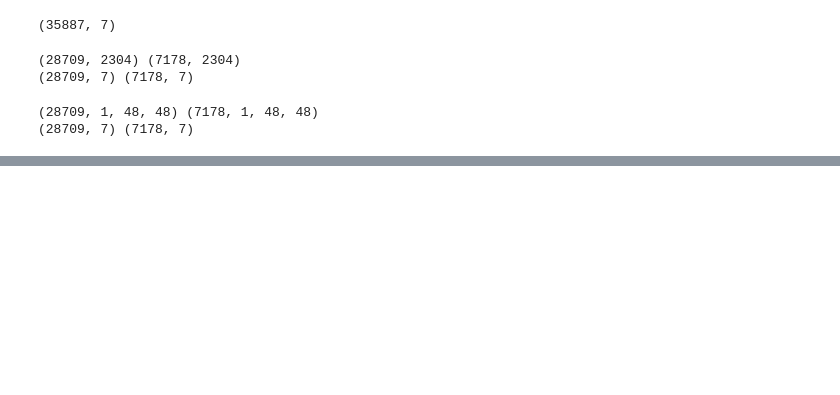
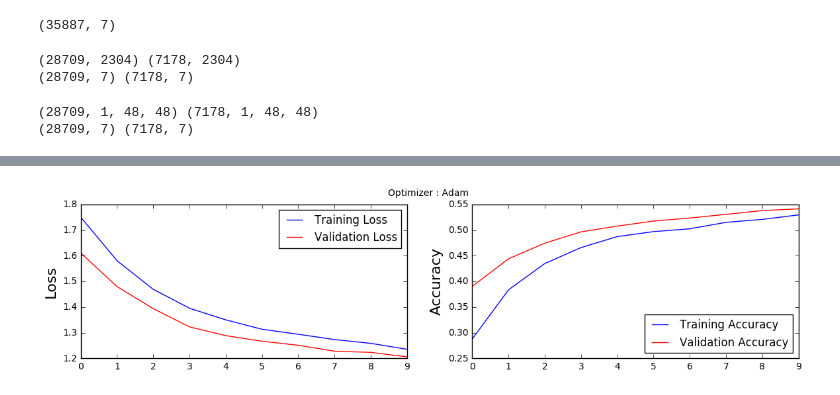
Before and after one commit to sachin-kmr/ML-Facial-Expression-Recognition, a Jupyter notebook: exp_recognition.ipynb, the cells around one changed output, grey strips where cells are left out. Cells and saved outputs as stored; diff of their text form; code cells hidden in the pictures; blank space fills up the shorter version.

```diff
--- a/exp_recognition.ipynb
+++ b/exp_recognition.ipynb
@@ -69,0 +60,10 @@ print pixels[:2, :10]
+# %%
+print pixels.shape
+
+print pixels[:2, :10]
+
+#normalize #data preprocessing
+pixels -= np.mean(pixels, axis=0)
+pixels /= np.std(pixels, axis=0)
+
+print pixels[:2, :10]
@@ -98,21 +106,23 @@ print y_train.shape, y_test.shape
 # %%
 conv_model = Sequential()
 
-conv_model.add(Convolution2D(16, 3, 3, input_shape=(1, 48, 48)))
-conv_model.add(Activation('relu'))
-conv_model.add(Convolution2D(8, 3, 3))
-conv_model.add(Activation('relu'))
+conv_model.add(Convolution2D(64, 3, 3, input_shape=(1, 48, 48), activation='relu'))
+conv_model.add(Convolution2D(64, 3, 3, activation='relu'))
+conv_model.add(MaxPooling2D(pool_size=(2, 2)))
 
+conv_model.add(Convolution2D(32, 3, 3, activation='relu'))
+conv_model.add(Convolution2D(32, 3, 3, activation='relu'))
 conv_model.add(MaxPooling2D(pool_size=(2, 2)))
-conv_model.add(Convolution2D(4, 3, 3))
-conv_model.add(Activation('relu'))
+conv_model.add(Dropout(0.5))
 
 conv_model.add(Flatten())
-
+model.add(Dense(128, activation='relu'))
+conv_model.add(Dropout(0.5))
 conv_model.add(Dense(7))
 conv_model.add(Activation('softmax'))
 
 conv_model.summary()
+#keras.optimizers.Adam(lr=0.0001, beta_1=0.9, beta_2=0.999, epsilon=1e-08, decay=0.0)
 conv_model.compile(loss='categorical_crossentropy', optimizer='adam',
                   metrics=['accuracy'])
 # %% [output]
@@ -135,9 +145,9 @@ Total params: 12819
 ____________________________________________________________________________________________________
 # %%
 hist = conv_model.fit(x_train, y_train,
-                     nb_epoch=5,
+                     nb_epoch=10,
                      shuffle=True,
-                      batch_size=1024,
+                      batch_size=256,
                      validation_data=(x_test, y_test))
 # %% [output]
 Train on 28709 samples, validate on 7178 samples
@@ -153,0 +170,17 @@ Epoch 5/5
+# %%
+plt.figure(figsize=(14,3))
+plt.subplot(1, 2, 1)
+plt.suptitle('Optimizer : Adam', fontsize=10)
+plt.ylabel('Loss', fontsize=16)
+plt.plot(hist.history['loss'], 'b', label='Training Loss')
+plt.plot(hist.history['val_loss'], 'r', label='Validation Loss')
+plt.legend(loc='upper right')
+
+plt.subplot(1, 2, 2)
+plt.ylabel('Accuracy', fontsize=16)
+plt.plot(hist.history['acc'], 'b', label='Training Accuracy')
+plt.plot(hist.history['val_acc'], 'r', label='Validation Accuracy')
+plt.legend(loc='lower right')
+plt.show()
+# %% [output]
+[figure, added]
```
Also changed, not shown: parts of 6 cells of this notebook.
